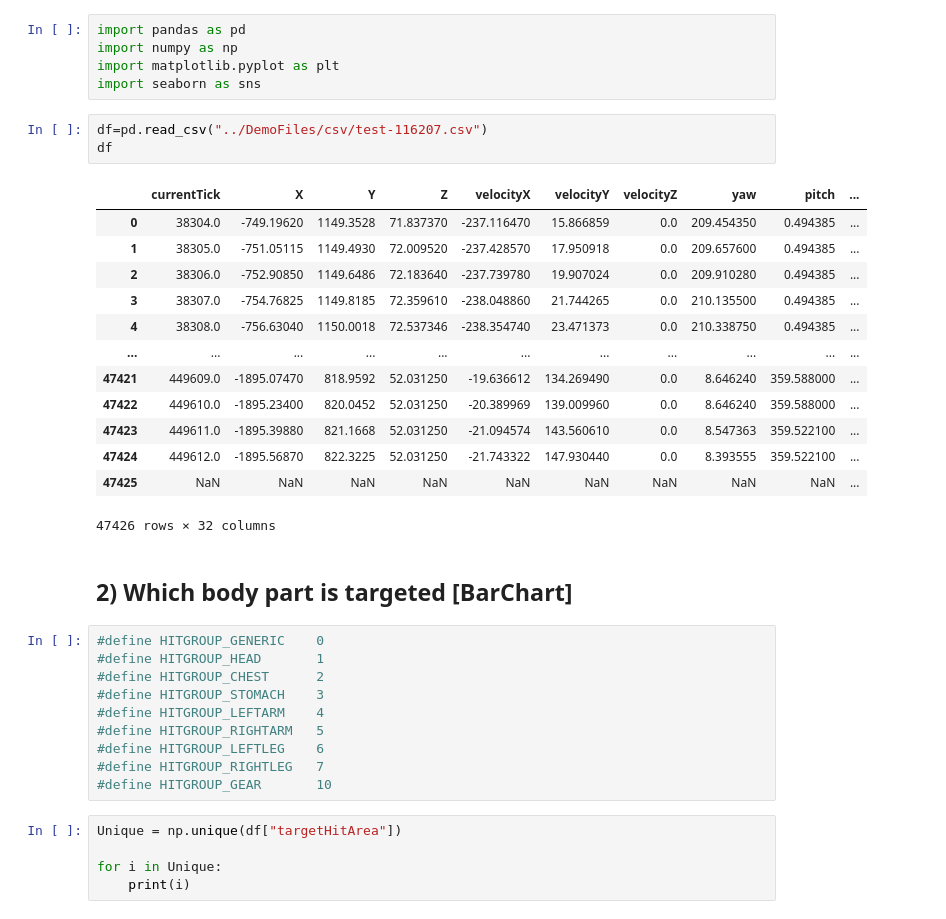
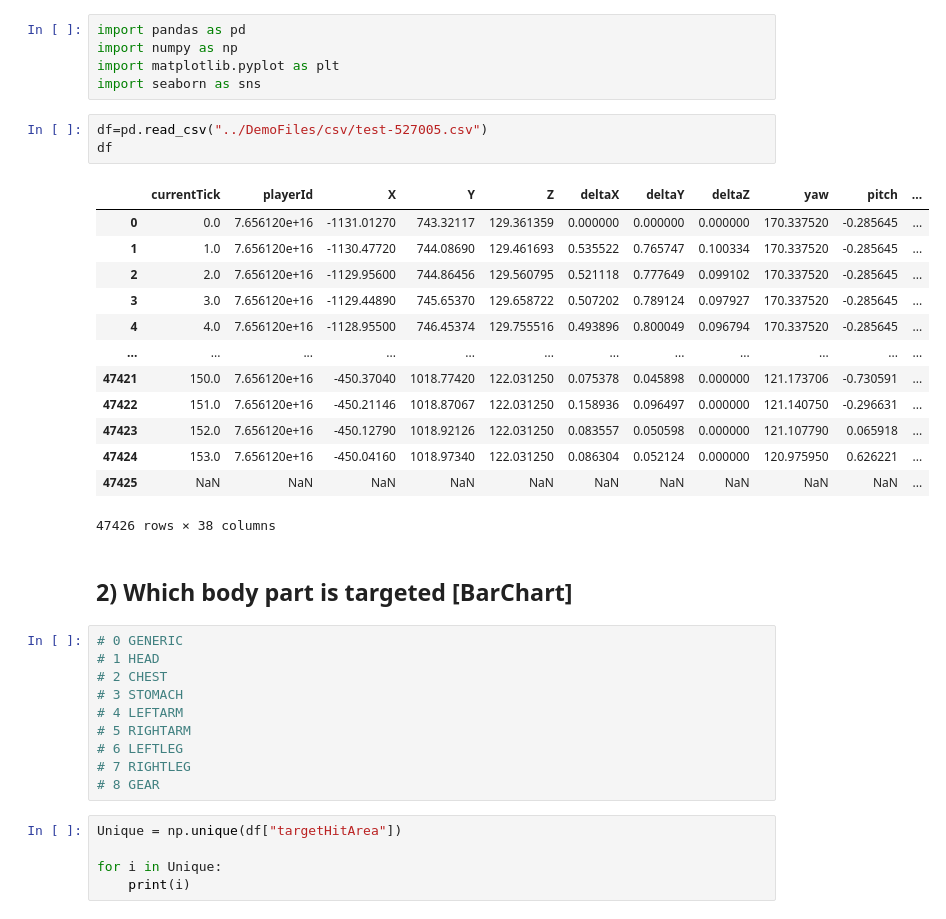
Before and after one commit to YAA-C/GEPCS, a Jupyter notebook: visualization/2,7 Visualization.ipynb, the cells around one changed output. Saved outputs shown, nothing was run; the diff lists cells and outputs as text.

```diff
--- a/visualization/2,7 Visualization.ipynb
+++ b/visualization/2,7 Visualization.ipynb
@@ -4,34 +4,34 @@ import numpy as np
 import matplotlib.pyplot as plt
 import seaborn as sns
 # %%
-df=pd.read_csv("../DemoFiles/csv/test-116207.csv")
+df=pd.read_csv("../DemoFiles/csv/test-527005.csv")
 df
 # %% [output]
-|  | currentTick | X | Y | Z | velocityX | velocityY | velocityZ | yaw | pitch | ... |
-| 0 | 38304.0 | -749.19620 | 1149.3528 | 71.837370 | -237.116470 | 15.866859 | 0.0 | 209.454350 | 0.494385 | ... |
-| 1 | 38305.0 | -751.05115 | 1149.4930 | 72.009520 | -237.428570 | 17.950918 | 0.0 | 209.657600 | 0.494385 | ... |
-| 2 | 38306.0 | -752.90850 | 1149.6486 | 72.183640 | -237.739780 | 19.907024 | 0.0 | 209.910280 | 0.494385 | ... |
-| 3 | 38307.0 | -754.76825 | 1149.8185 | 72.359610 | -238.048860 | 21.744265 | 0.0 | 210.135500 | 0.494385 | ... |
-| 4 | 38308.0 | -756.63040 | 1150.0018 | 72.537346 | -238.354740 | 23.471373 | 0.0 | 210.338750 | 0.494385 | ... |
-| ... | ... | ... | ... | ... | ... | ... | ... | ... | ... | ... |
-| 47421 | 449609.0 | -1895.07470 | 818.9592 | 52.031250 | -19.636612 | 134.269490 | 0.0 | 8.646240 | 359.588000 | ... |
-| 47422 | 449610.0 | -1895.23400 | 820.0452 | 52.031250 | -20.389969 | 139.009960 | 0.0 | 8.646240 | 359.588000 | ... |
-| 47423 | 449611.0 | -1895.39880 | 821.1668 | 52.031250 | -21.094574 | 143.560610 | 0.0 | 8.547363 | 359.522100 | ... |
-| 47424 | 449612.0 | -1895.56870 | 822.3225 | 52.031250 | -21.743322 | 147.930440 | 0.0 | 8.393555 | 359.522100 | ... |
-| 47425 | NaN | NaN | NaN | NaN | NaN | NaN | NaN | NaN | NaN | ... |
+|  | currentTick | playerId | X | Y | Z | deltaX | deltaY | deltaZ | yaw | pitch | ... |
+| 0 | 0.0 | 7.656120e+16 | -1131.01270 | 743.32117 | 129.361359 | 0.000000 | 0.000000 | 0.000000 | 170.337520 | -0.285645 | ... |
+| 1 | 1.0 | 7.656120e+16 | -1130.47720 | 744.08690 | 129.461693 | 0.535522 | 0.765747 | 0.100334 | 170.337520 | -0.285645 | ... |
+| 2 | 2.0 | 7.656120e+16 | -1129.95600 | 744.86456 | 129.560795 | 0.521118 | 0.777649 | 0.099102 | 170.337520 | -0.285645 | ... |
+| 3 | 3.0 | 7.656120e+16 | -1129.44890 | 745.65370 | 129.658722 | 0.507202 | 0.789124 | 0.097927 | 170.337520 | -0.285645 | ... |
+| 4 | 4.0 | 7.656120e+16 | -1128.95500 | 746.45374 | 129.755516 | 0.493896 | 0.800049 | 0.096794 | 170.337520 | -0.285645 | ... |
+| ... | ... | ... | ... | ... | ... | ... | ... | ... | ... | ... | ... |
+| 47421 | 150.0 | 7.656120e+16 | -450.37040 | 1018.77420 | 122.031250 | 0.075378 | 0.045898 | 0.000000 | 121.173706 | -0.730591 | ... |
+| 47422 | 151.0 | 7.656120e+16 | -450.21146 | 1018.87067 | 122.031250 | 0.158936 | 0.096497 | 0.000000 | 121.140750 | -0.296631 | ... |
+| 47423 | 152.0 | 7.656120e+16 | -450.12790 | 1018.92126 | 122.031250 | 0.083557 | 0.050598 | 0.000000 | 121.107790 | 0.065918 | ... |
+| 47424 | 153.0 | 7.656120e+16 | -450.04160 | 1018.97340 | 122.031250 | 0.086304 | 0.052124 | 0.000000 | 120.975950 | 0.626221 | ... |
+| 47425 | NaN | NaN | NaN | NaN | NaN | NaN | NaN | NaN | NaN | NaN | ... |
-47426 rows × 32 columns
+47426 rows × 38 columns
 # %% [markdown]
 ## 2) Which body part is targeted [BarChart]
 # %%
-#define	HITGROUP_GENERIC	0
-#define	HITGROUP_HEAD		1
-#define	HITGROUP_CHEST		2
-#define	HITGROUP_STOMACH	3
-#define HITGROUP_LEFTARM	4
-#define HITGROUP_RIGHTARM	5
-#define HITGROUP_LEFTLEG	6
-#define HITGROUP_RIGHTLEG	7
-#define HITGROUP_GEAR		10
+# 0 GENERIC
+# 1 HEAD
+# 2 CHEST
+# 3 STOMACH
+# 4 LEFTARM
+# 5 RIGHTARM
+# 6 LEFTLEG
+# 7 RIGHTLEG
+# 8 GEAR
 # %%
 Unique = np.unique(df["targetHitArea"])
 
```
Also changed, not shown: parts of 3 cells of this notebook.
